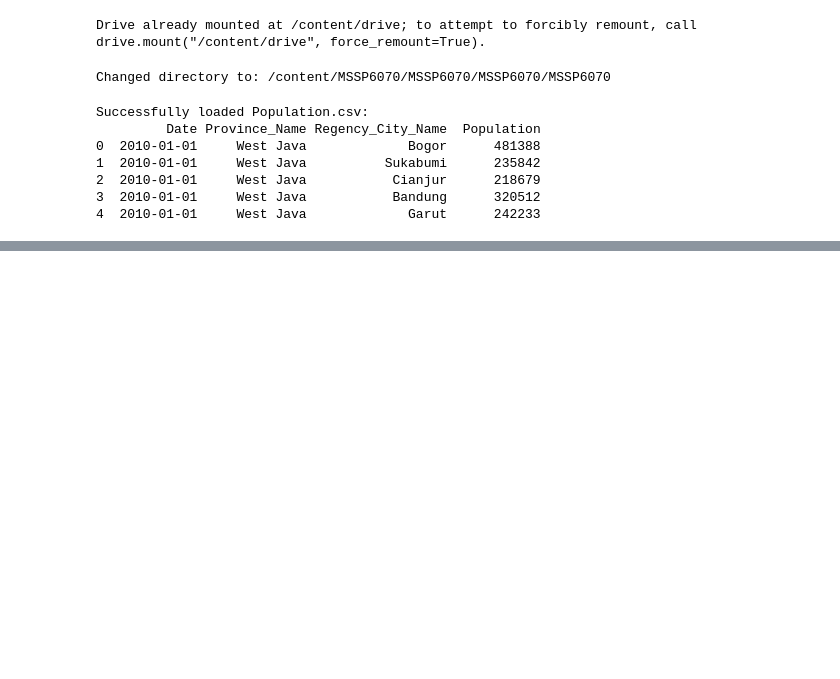
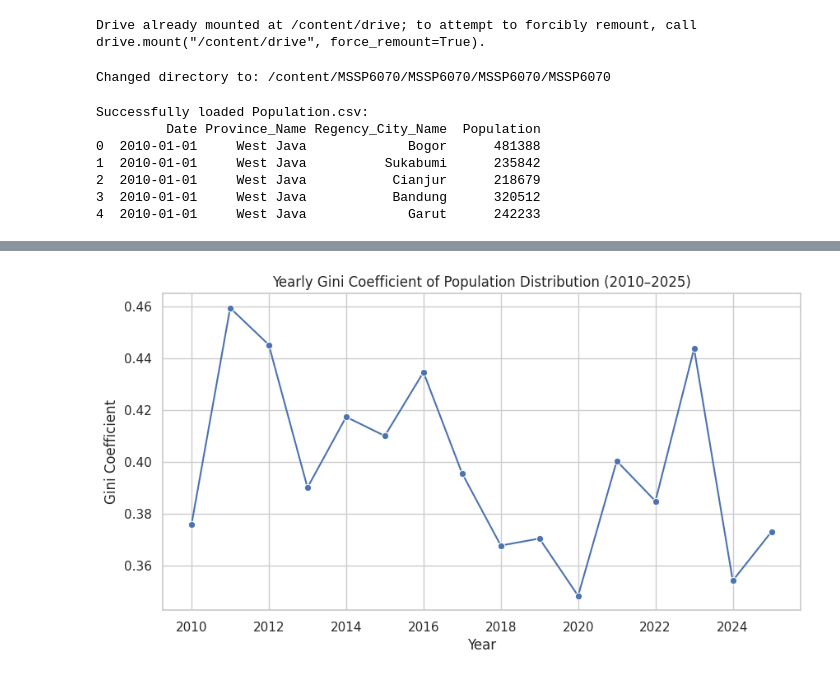
Before and after one commit to Yiiize/MSSP6070, a Jupyter notebook: Assignments/Final_Project_Submission.ipynb, the cells around one changed output, grey strips where cells are left out. Cells and saved outputs as stored; diff of their text form; code cells hidden in the pictures; blank space fills up the shorter version.

```diff
--- a/Assignments/Final_Project_Submission.ipynb
+++ b/Assignments/Final_Project_Submission.ipynb
@@ -48,0 +201,21 @@ Successfully loaded Population.csv:
+# %%
+# Evert year's Gini
+population_df["Date"] = pd.to_datetime(population_df["Date"], errors="coerce")
+
+gini_by_year = (
+    population_df
+    .groupby(population_df["Date"].dt.year)["Population"]
+    .apply(lambda x: gini(x.values))
+)
+gini_by_year
+
+
+plt.figure(figsize=(10,5))
+sns.lineplot(x=gini_by_year.index, y=gini_by_year.values, marker="o")
+plt.title("Yearly Gini Coefficient of Population Distribution (2010–2025)")
+plt.xlabel("Year")
+plt.ylabel("Gini Coefficient")
+plt.grid(True)
+plt.show()
+# %% [output]
+[figure, added]
```
Also changed, not shown: parts of 11 cells of this notebook.
